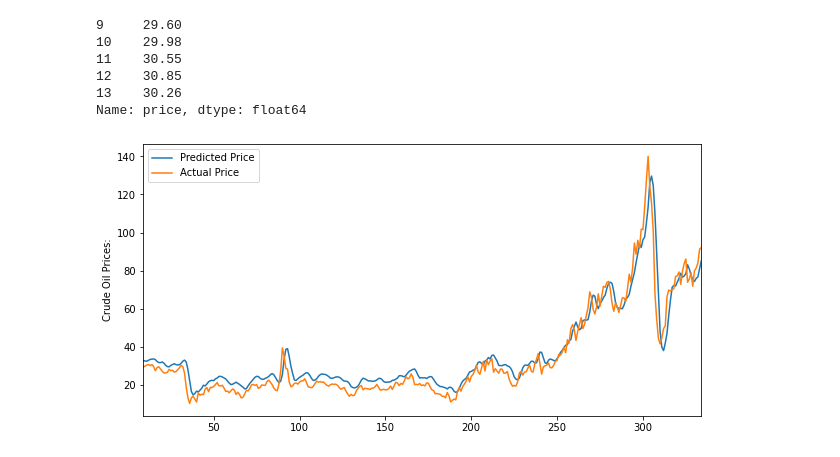
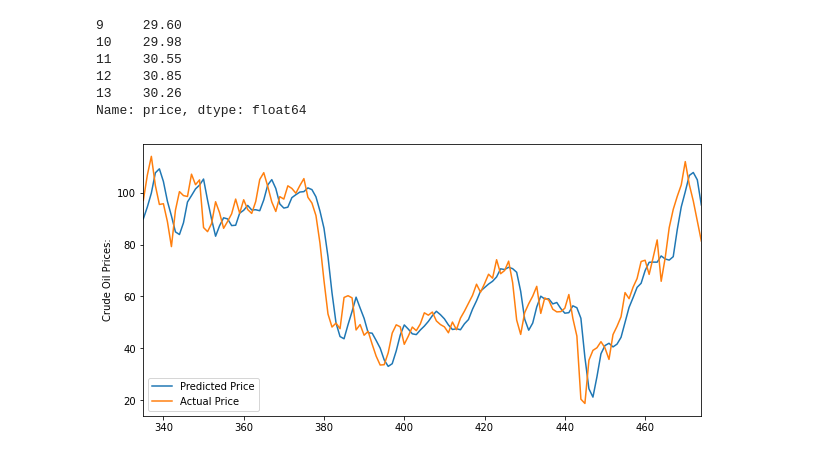
Before and after one commit to Bourbxn/petrol-prediction, a Jupyter notebook: main.ipynb, the cells around one changed output. Saved outputs shown, nothing was run; the diff lists cells and outputs as text; code cells hidden in the pictures.

```diff
--- a/main.ipynb
+++ b/main.ipynb
@@ -72,23 +71,24 @@ training = 0.7
 t = int(training*len(df))
 
 # Training dataset
-X_train = X[t:]
-y_train = y[t:]
+X_train = X[:t]
+y_train = y[:t]
 
 # Testing dataset
-X_test = X[:t]
-y_test = y[:t]
+X_test = X[t:]
+y_test = y[t:]
 # %%
 # Generate the coefficient and constant for the regression
 model = LinearRegression().fit(X_train,y_train)
 # %%
 # Plotting our predicted price and actual price
 predicted_price = model.predict(X_test)
 predicted_price = pd.DataFrame(predicted_price,index=y_test.index,columns = ['price'])
+df['predictedPrice'] = predicted_price
 predicted_price.plot(figsize=(10,5))
 y_test.plot()
 plt.legend(['Predicted Price','Actual Price'])
 plt.ylabel("Crude Oil Prices:")
 plt.show()
 # %% [output]
-[figure, old version]
+[figure, new version]
```
Also changed, not shown: parts of 3 cells of this notebook, 1 other file.
